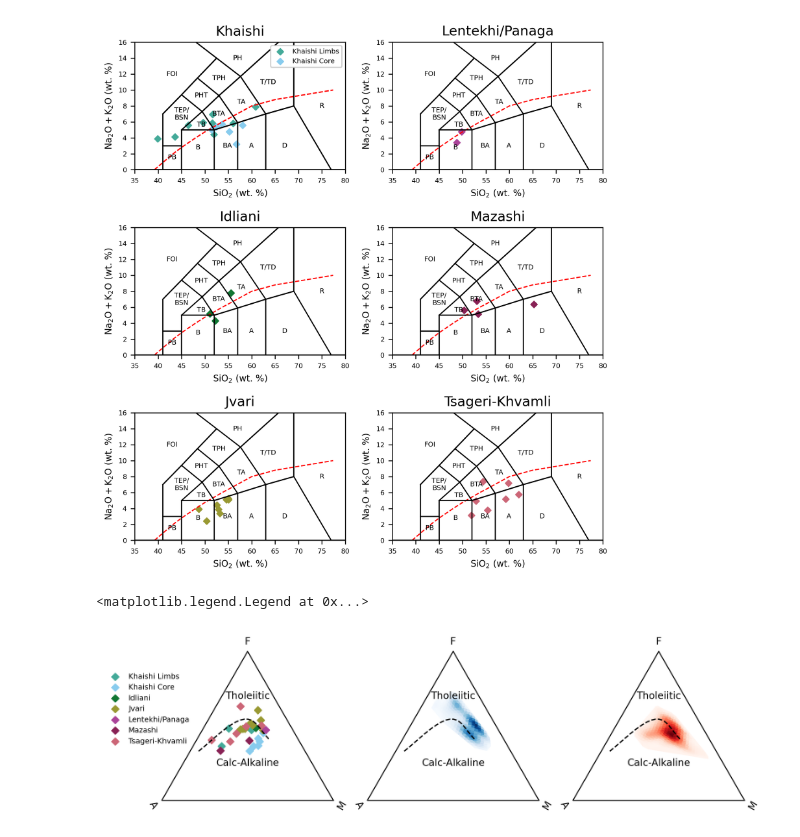
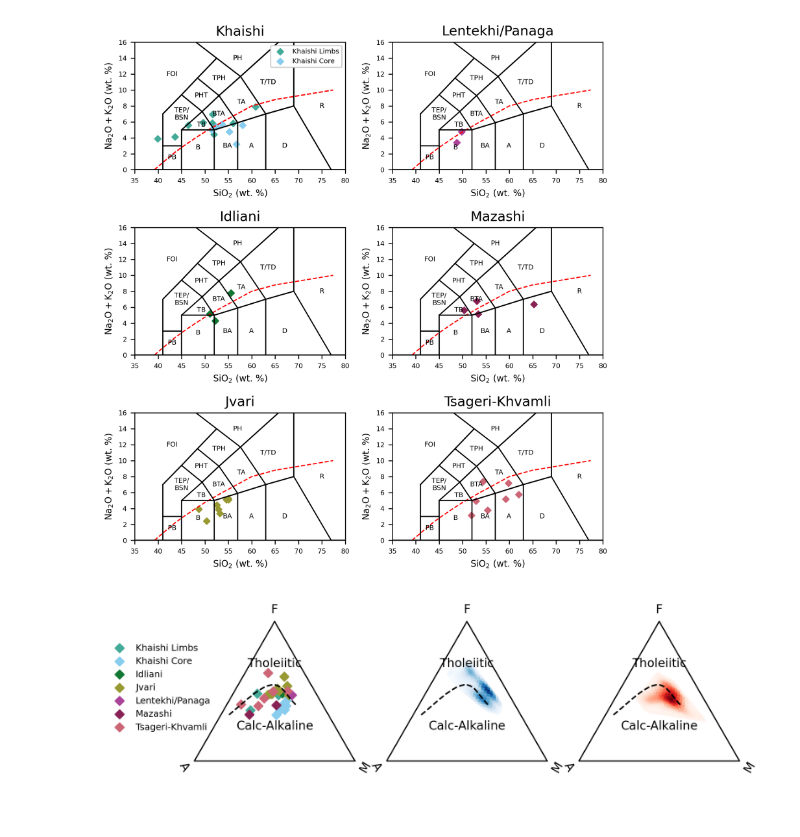
Before and after one commit to dyvasey/dataset-caucasus-gchem-2023, a Jupyter notebook: draft_figs.ipynb, the cells around one changed output. Saved outputs shown, nothing was run; the diff lists cells and outputs as text; code cells hidden in the pictures.

```diff
--- a/draft_figs.ipynb
+++ b/draft_figs.ipynb
@@ -10,3 +14,7 @@ from geoscripts import gchemcalc as gc
+# %%
+# Set up directory
+savedir = 'draft_figs/'
+os.makedirs(savedir,exist_ok=True)
 # %%
 # New Data
 data = pd.read_csv('processed/data.csv',index_col=0)
@@ -35,7 +43,7 @@ data_filt.loc[limb_condition,'S_Domain'] = 'Khaishi Limbs'
 group_dict = {'Khaishi Core':'Khaishi Core','Khaishi Limbs':'Khaishi Limbs','Idliani':'Idliani','Jvari':'Jvari','Lentekhi':'Lentekhi/Panaga','Mazashi':'Mazashi','Panaga':'Lentekhi/Panaga',
               'Tsageri-Khvamli':'Tsageri-Khvamli','Dzirula':np.nan,'Pasanauri':np.nan,'Dizi':np.nan,'Cretaceous Intrusive':np.nan}
 
-chem_group = [group_dict[x] for x in data_filt['S_Domain']]
+chem_group = data_filt['S_Domain'].map(group_dict)
 
 groups = data_filt.groupby(chem_group,sort=False)
 
@@ -72,32 +88,33 @@ plt.tight_layout()
 [figure]
 # %%
 # AFM
-fig,axs = plt.subplots(1,3,figsize=(8.5,11),dpi=300,subplot_kw={'projection':'ternary'})
+fig,axs = plt.subplots(1,3,figsize=(6.5,3),dpi=300,subplot_kw={'projection':'ternary'})
 
 first = []
 for k,group in groups:
     group_sub = gc.classifyAlkaline(group)
     group_filt = group[group_sub]
 
     gp.afm(Na2O=group_filt['Na2O'],K2O=group_filt['K2O'],FeOt=group_filt['FeO*'],MgO=group_filt['MgO'],ax=axs[0],scatter=True,
        density=False,scatter_kwargs={'color':color_dict[k],'label':k},first=first)
 
 gale_sub = gc.classifyAlkaline(gale)
 gale_filt = gale[gale_sub]
 
 gp.afm(Na2O=gale_filt['Na2O'],K2O=gale_filt['K2O'],FeOt=gale_filt['FeOt'],MgO=gale_filt['MgO'],ax=axs[1],scatter=False,
        density=True,first=[],density_kwargs={'cmap':'Blues'})
 
 cbab_sub = gc.classifyAlkaline(cbab_spread)
 cbab_filt = cbab_spread[cbab_sub]
 
 gp.afm(Na2O=cbab_filt['Na2O'],K2O=cbab_filt['K2O'],FeOt=cbab_filt['FeOt'],MgO=cbab_filt['MgO'],ax=axs[2],scatter=False,
        density=True,first=[],density_kwargs={'cmap':'Reds'})
 
-axs[0].legend(fontsize=6,loc='best',bbox_to_anchor=(0.2,0.9))
+axs[0].legend(fontsize=6,loc='best',bbox_to_anchor=(0.15,0.9))
+
+fig.savefig(savedir+'F05_AFM.pdf')
 # %% [output]
-<matplotlib.legend.Legend at 0x...>
-[figure, old version]
+[figure, new version]
 # %%
 # Spiders
 
```
Also changed, not shown: parts of 8 cells of this notebook, 2 other files.
